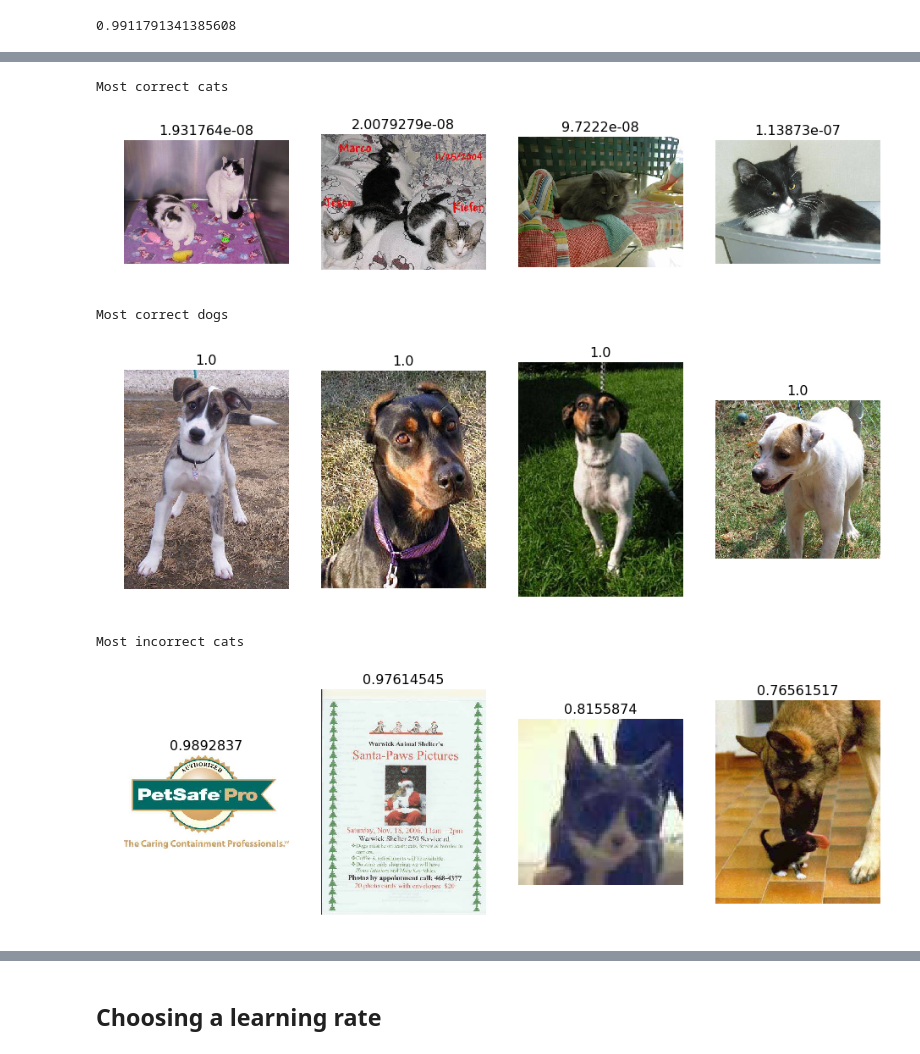
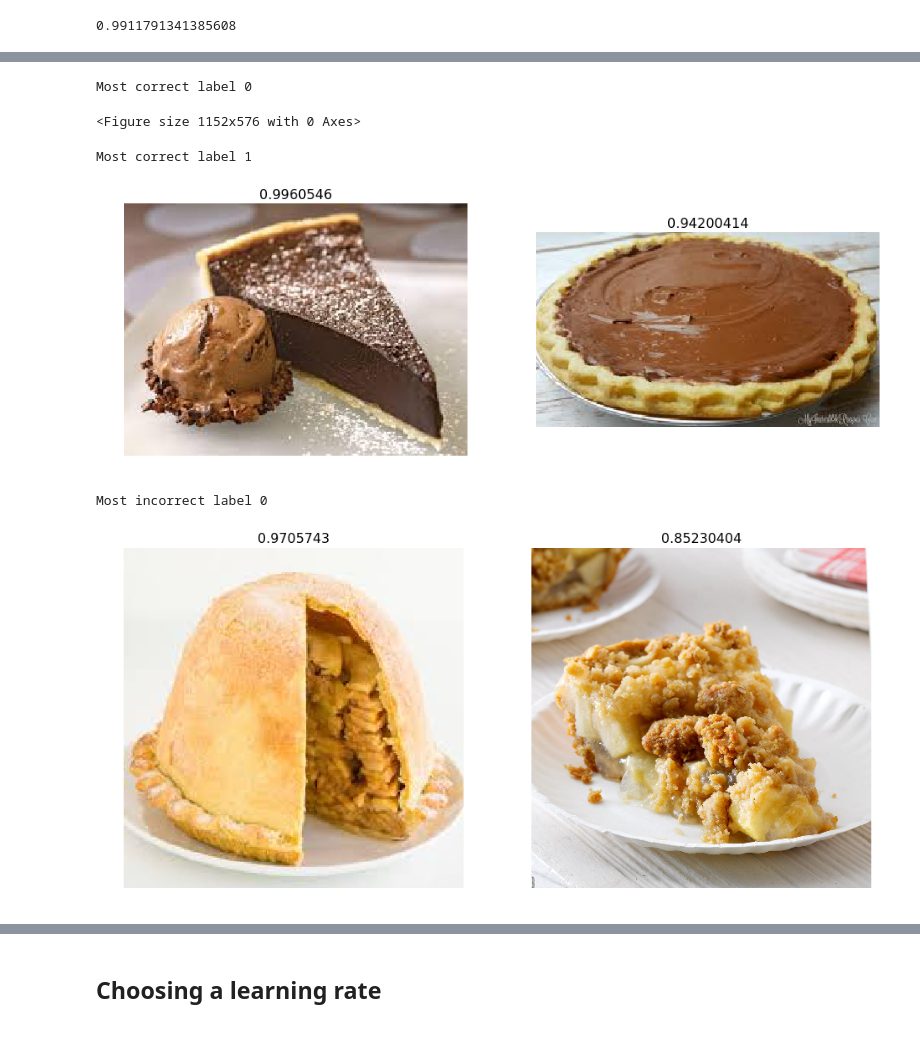
Before and after one commit to sofievanlandeghem/fastai, a Jupyter notebook: courses/dl1/lesson1_sofie.ipynb, the cells around one changed output, grey strips where cells are left out. Saved outputs shown, nothing was run; the diff lists cells and outputs as text; code cells hidden in the pictures.

```diff
--- a/courses/dl1/lesson1_sofie.ipynb
+++ b/courses/dl1/lesson1_sofie.ipynb
@@ -280,18 +264,18 @@ def most_by_correct(y, is_correct):
     mult = -1 if (y==1)==is_correct else 1
     return most_by_mask(((preds == data.val_y)==is_correct) & (data.val_y == y), mult)
 # %%
-plot_val_with_title(most_by_correct(0, True), "Most correct cats")
+plot_val_with_title(most_by_correct(0, True), "Most correct label 0")
 # %% [output]
-Most correct cats
+Most correct label 0
-[figure, removed]
+<Figure size 1152x576 with 0 Axes>
 # %%
-plot_val_with_title(most_by_correct(1, True), "Most correct dogs")
+plot_val_with_title(most_by_correct(1, True), "Most correct label 1")
 # %% [output]
-Most correct dogs
+Most correct label 1
-[figure, old version]
+[figure, new version]
 # %%
-plot_val_with_title(most_by_correct(0, False), "Most incorrect cats")
+plot_val_with_title(most_by_correct(0, False), "Most incorrect label 0")
 # %% [output]
-Most incorrect cats
+Most incorrect label 0
-[figure, old version]
+[figure, new version]
 # %%
```
Also changed, not shown: parts of 26 cells of this notebook.
